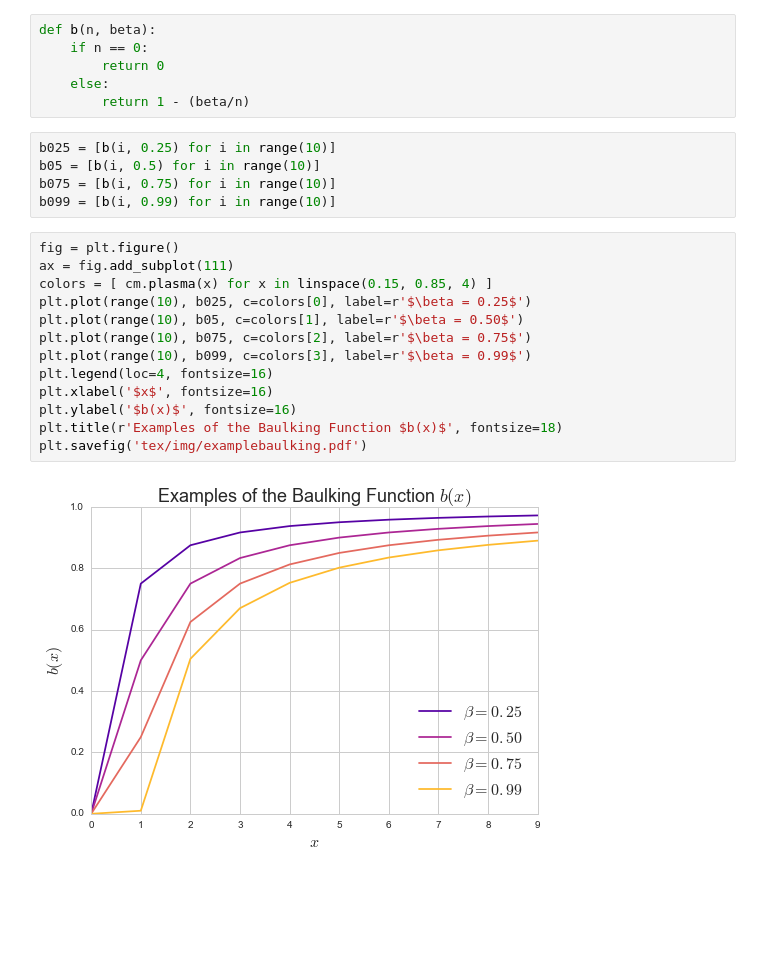
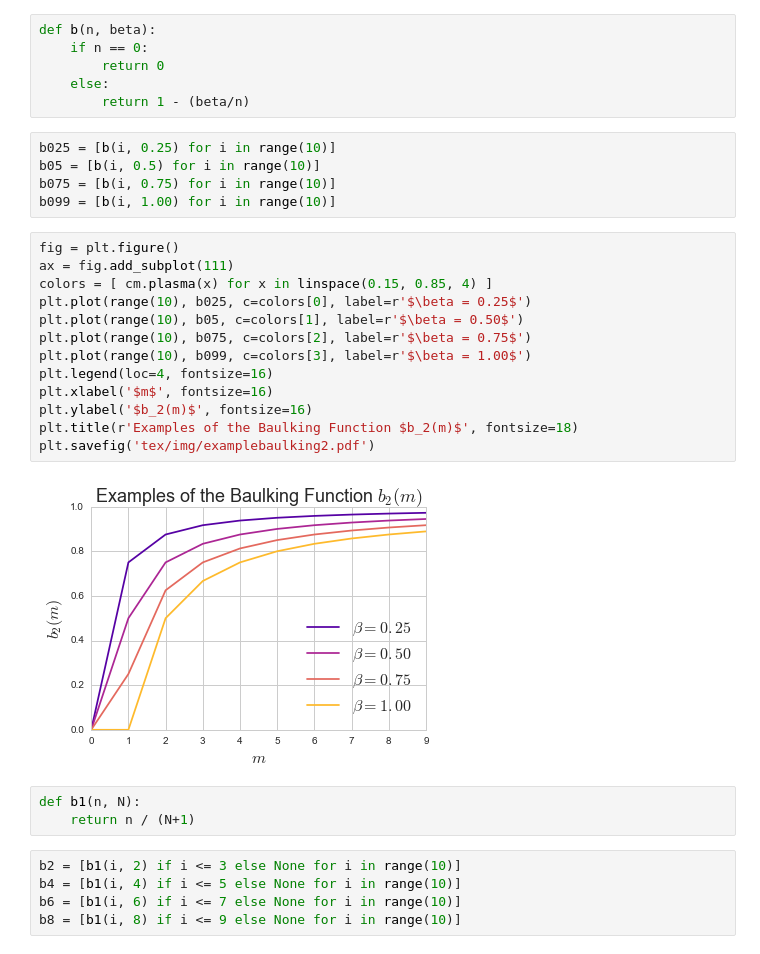
Before and after one commit to geraintpalmer/DeadlockExtenstions, a Jupyter notebook: baulkingfuncexample.ipynb, the cells around one changed output. Cells and saved outputs as stored; diff of their text form; blank space fills up the shorter version.

Commit message:
Add second baulking function model

```diff
--- a/baulkingfuncexample.ipynb
+++ b/baulkingfuncexample.ipynb
@@ -16,19 +16,27 @@ def b(n, beta):
 b025 = [b(i, 0.25) for i in range(10)]
 b05 = [b(i, 0.5) for i in range(10)]
 b075 = [b(i, 0.75) for i in range(10)]
-b099 = [b(i, 0.99) for i in range(10)]
+b099 = [b(i, 1.00) for i in range(10)]
 # %%
 fig = plt.figure()
 ax = fig.add_subplot(111)
 colors = [ cm.plasma(x) for x in linspace(0.15, 0.85, 4) ]
 plt.plot(range(10), b025, c=colors[0], label=r'$\beta = 0.25$')
 plt.plot(range(10), b05, c=colors[1], label=r'$\beta = 0.50$')
 plt.plot(range(10), b075, c=colors[2], label=r'$\beta = 0.75$')
-plt.plot(range(10), b099, c=colors[3], label=r'$\beta = 0.99$')
+plt.plot(range(10), b099, c=colors[3], label=r'$\beta = 1.00$')
 plt.legend(loc=4, fontsize=16)
-plt.xlabel('$x$', fontsize=16)
-plt.ylabel('$b(x)$', fontsize=16)
-plt.title(r'Examples of the Baulking Function $b(x)$', fontsize=18)
-plt.savefig('tex/img/examplebaulking.pdf')
+plt.xlabel('$m$', fontsize=16)
+plt.ylabel('$b_2(m)$', fontsize=16)
+plt.title(r'Examples of the Baulking Function $b_2(m)$', fontsize=18)
+plt.savefig('tex/img/examplebaulking2.pdf')
 # %% [output]
-[figure, old version]
+[figure, new version]
+# %%
+def b1(n, N):
+    return n / (N+1)
+# %%
+b2 = [b1(i, 2) if i <= 3 else None for i in range(10)]
+b4 = [b1(i, 4) if i <= 5 else None for i in range(10)]
+b6 = [b1(i, 6) if i <= 7 else None for i in range(10)]
+b8 = [b1(i, 8) if i <= 9 else None for i in range(10)]
```
Also changed, not shown: parts of 1 cell of this notebook, 26 other files.
